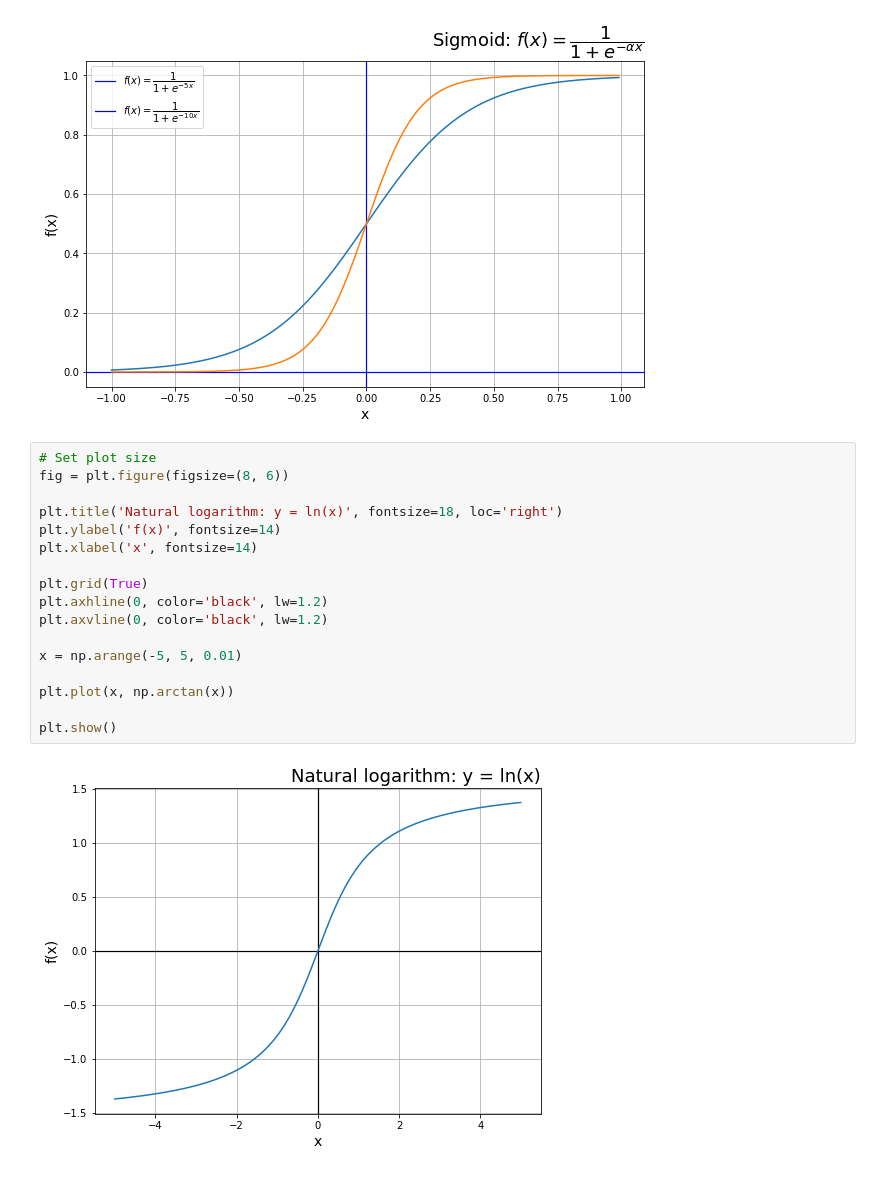
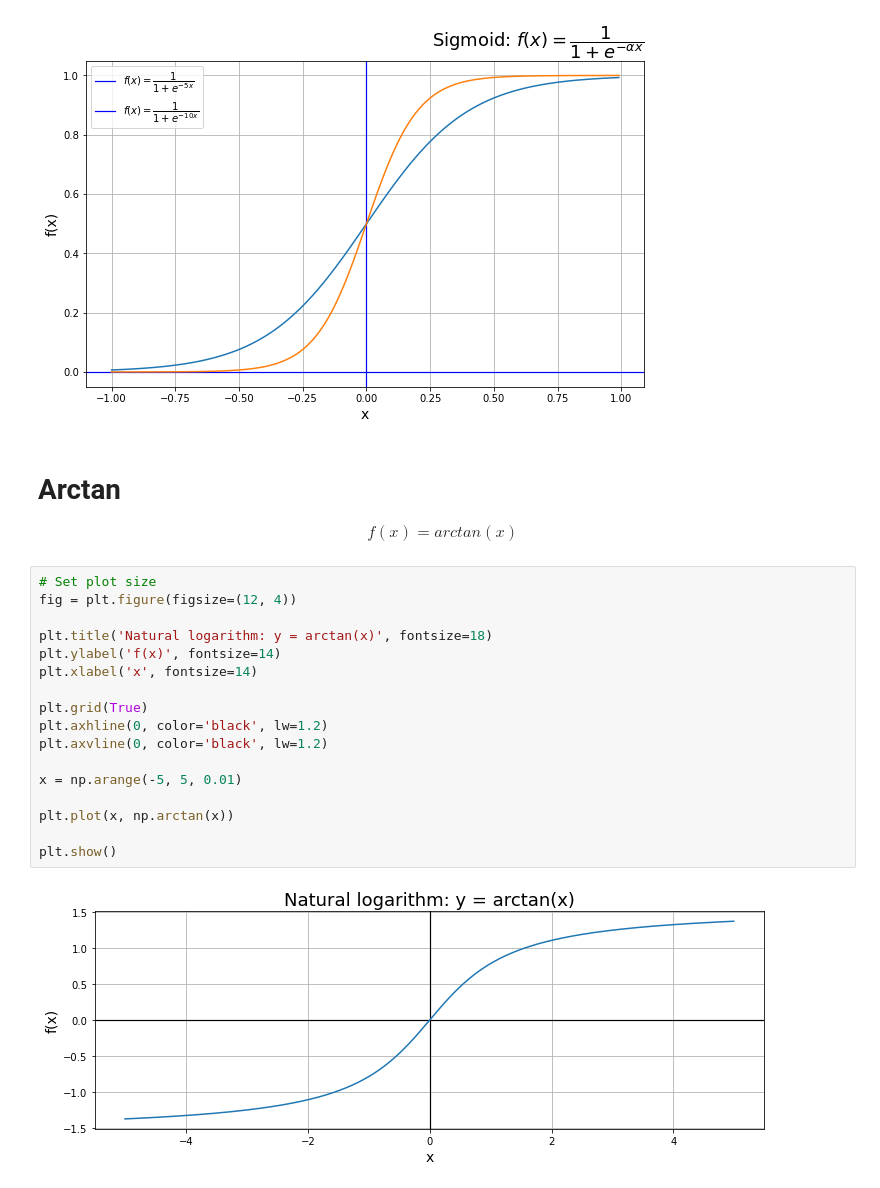
Before and after one commit to ekalachev/jupyter_charts, a Jupyter notebook: matplotlib.ipynb, the cells around one changed output. Drawn from its saved outputs; the diff is of its cells as text.

Commit message:
arctan

```diff
--- a/matplotlib.ipynb
+++ b/matplotlib.ipynb
@@ -142,22 +142,28 @@ plt.legend([
 plt.show()
 # %% [output]
 [figure]
+# %% [markdown]
+# Arctan
+
+$$
+f(x) = arctan(x)
+$$
 # %%
 # Set plot size
-fig = plt.figure(figsize=(8, 6))
+fig = plt.figure(figsize=(12, 4))
 
-plt.title('Natural logarithm: y = ln(x)', fontsize=18, loc='right')
+plt.title('Natural logarithm: y = arctan(x)', fontsize=18)
 plt.ylabel('f(x)', fontsize=14)
 plt.xlabel('x', fontsize=14)
 
 plt.grid(True)
 plt.axhline(0, color='black', lw=1.2)
 plt.axvline(0, color='black', lw=1.2)
 
 x = np.arange(-5, 5, 0.01)
 
 plt.plot(x, np.arctan(x))
 
 plt.show()
 # %% [output]
-[figure, old version]
+[figure, new version]
```
